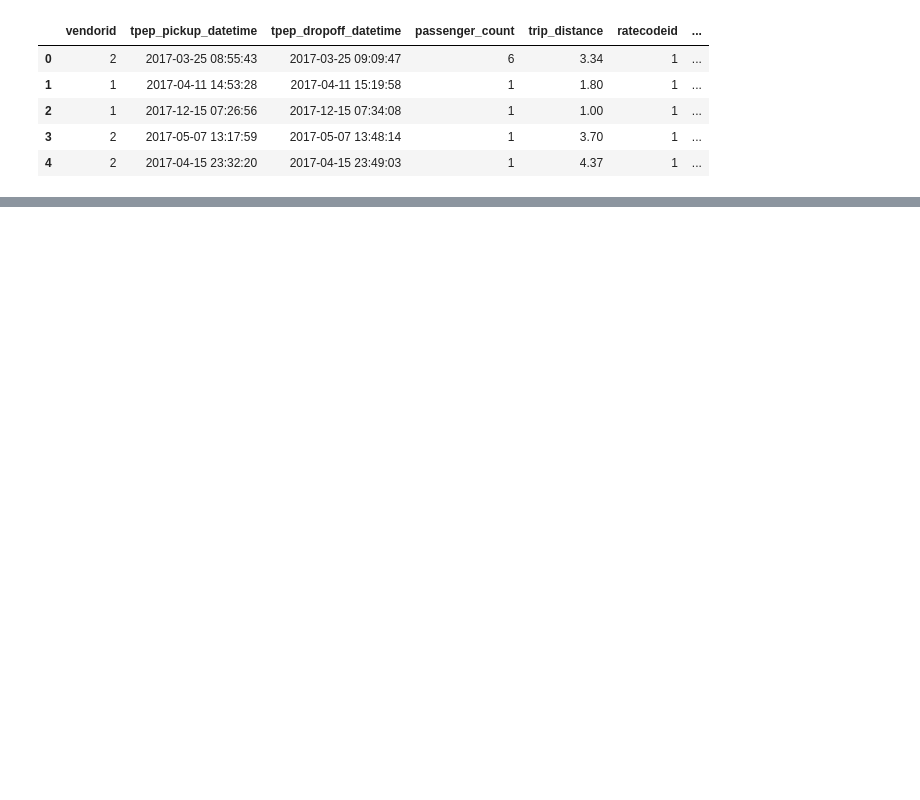
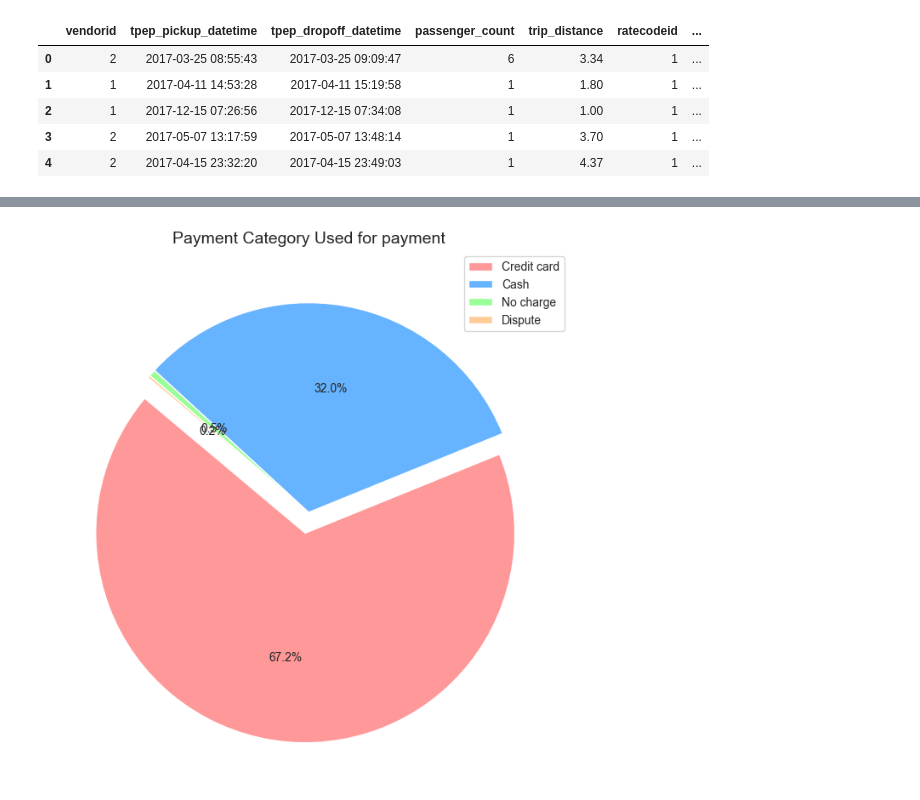
Before and after one commit to BishalJung7377/2017_yello_taxi_google_data_analytics, a Jupyter notebook: ny_taxi_data.ipynb, the cells around one changed output, grey strips where cells are left out. Drawn from its saved outputs; the diff is of its cells as text; code cells hidden in the pictures; blank space fills up the shorter version.

```diff
--- a/ny_taxi_data.ipynb
+++ b/ny_taxi_data.ipynb
@@ -420,0 +503,14 @@ df.head()
+# %%
+## lets plot payment type in piechart
+colors = ['#ff9999','#66b3ff','#99ff99','#ffcc99']
+legends = pmnt_type['payment_type']
+explode = [0.1, 0, 0, 0]  # Explode the 1st slice
+plt.figure(figsize=(10,8))
+plt.pie(data= pmnt_type, x='count',  colors=colors,    autopct='%1.1f%%',
+    startangle=140,
+    explode=explode,rotatelabels=True)
+plt.legend(labels=legends)
+plt.title("Payment Category Used for payment", fontsize=14)
+plt.show()
+# %% [output]
+[figure, added]
```
Also changed, not shown: parts of 11 cells of this notebook.
